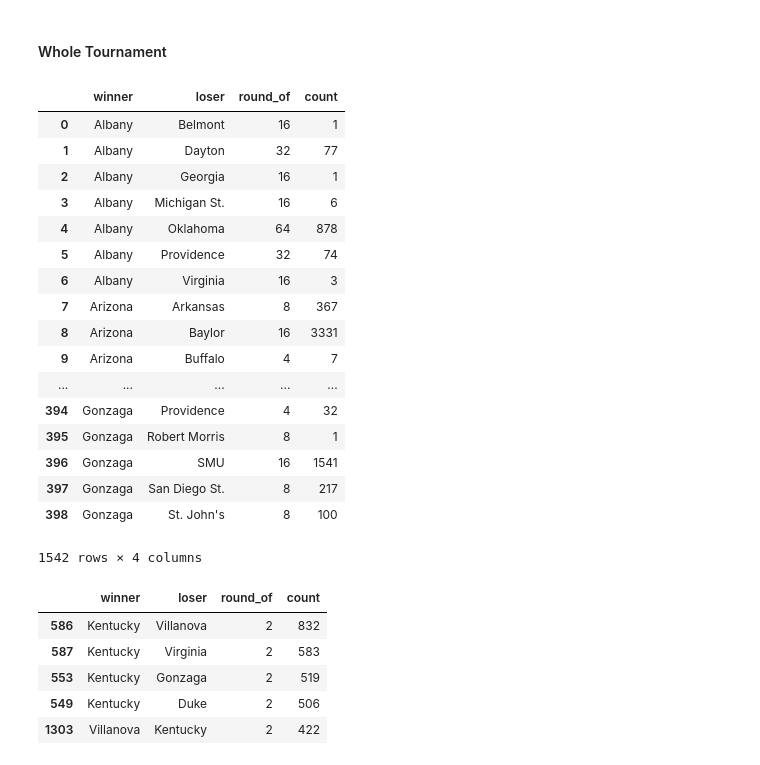
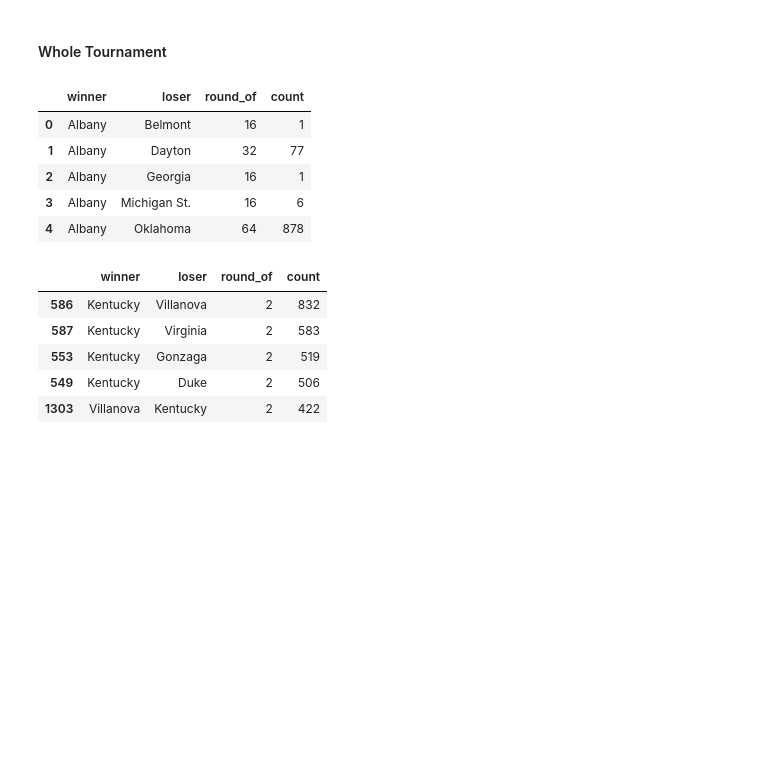
Before and after one commit to micahlanier/bayesket-ball, a Jupyter notebook: src/model/tournament_simulations.ipynb, the cells around one changed output. Saved outputs shown, nothing was run; the diff lists cells and outputs as text; code cells hidden in the pictures; blank space fills up the shorter version.

```diff
--- a/src/model/tournament_simulations.ipynb
+++ b/src/model/tournament_simulations.ipynb
@@ -16,7 +16,7 @@ import game_predictions
 
 # Library settings.
 % matplotlib inline
-pd.set_option('display.max_rows', 1500)
+pd.set_option('display.max_rows', 100)
 pd.set_option('display.max_columns', 200)
 # %%
 # Paths.
@@ -328,26 +354,14 @@ slice_mc_championship_outcomes
 # Simulate matchups and outcomes.
 mh_mc_tournament_matchups, mh_mc_tournament_outcomes = game_predictions.simulate_tournament(tournament_bracket, pre_tournament_stats, features, deterministic=False, coef_trace=mh_trace)
 # %%
-mh_mc_tournament_matchups
+mh_mc_tournament_matchups.head()
 # %% [output]
 |  | winner | loser | round_of | count |
 | 0 | Albany | Belmont | 16 | 1 |
 | 1 | Albany | Dayton | 32 | 77 |
 | 2 | Albany | Georgia | 16 | 1 |
 | 3 | Albany | Michigan St. | 16 | 6 |
 | 4 | Albany | Oklahoma | 64 | 878 |
-| 5 | Albany | Providence | 32 | 74 |
-| 6 | Albany | Virginia | 16 | 3 |
-| 7 | Arizona | Arkansas | 8 | 367 |
-| 8 | Arizona | Baylor | 16 | 3331 |
-| 9 | Arizona | Buffalo | 4 | 7 |
-| ... | ... | ... | ... | ... |
-| 394 | Gonzaga | Providence | 4 | 32 |
-| 395 | Gonzaga | Robert Morris | 8 | 1 |
-| 396 | Gonzaga | SMU | 16 | 1541 |
-| 397 | Gonzaga | San Diego St. | 8 | 217 |
-| 398 | Gonzaga | St. John's | 8 | 100 |
-1542 rows × 4 columns
 # %%
 mh_mc_tournament_matchups[mh_mc_tournament_matchups.round_of == 2].sort('count', ascending=False).head()
 # %% [output]
```
Also changed, not shown: parts of 27 cells of this notebook.
